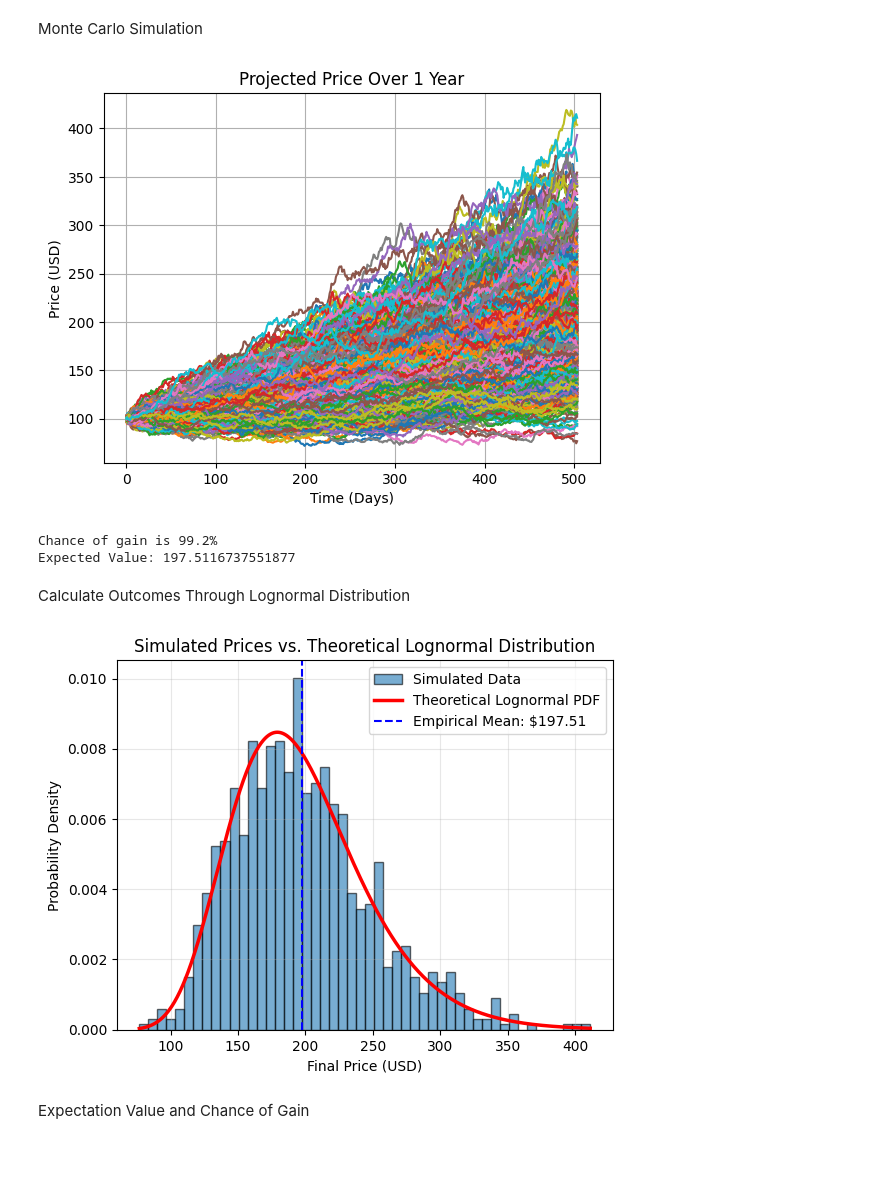
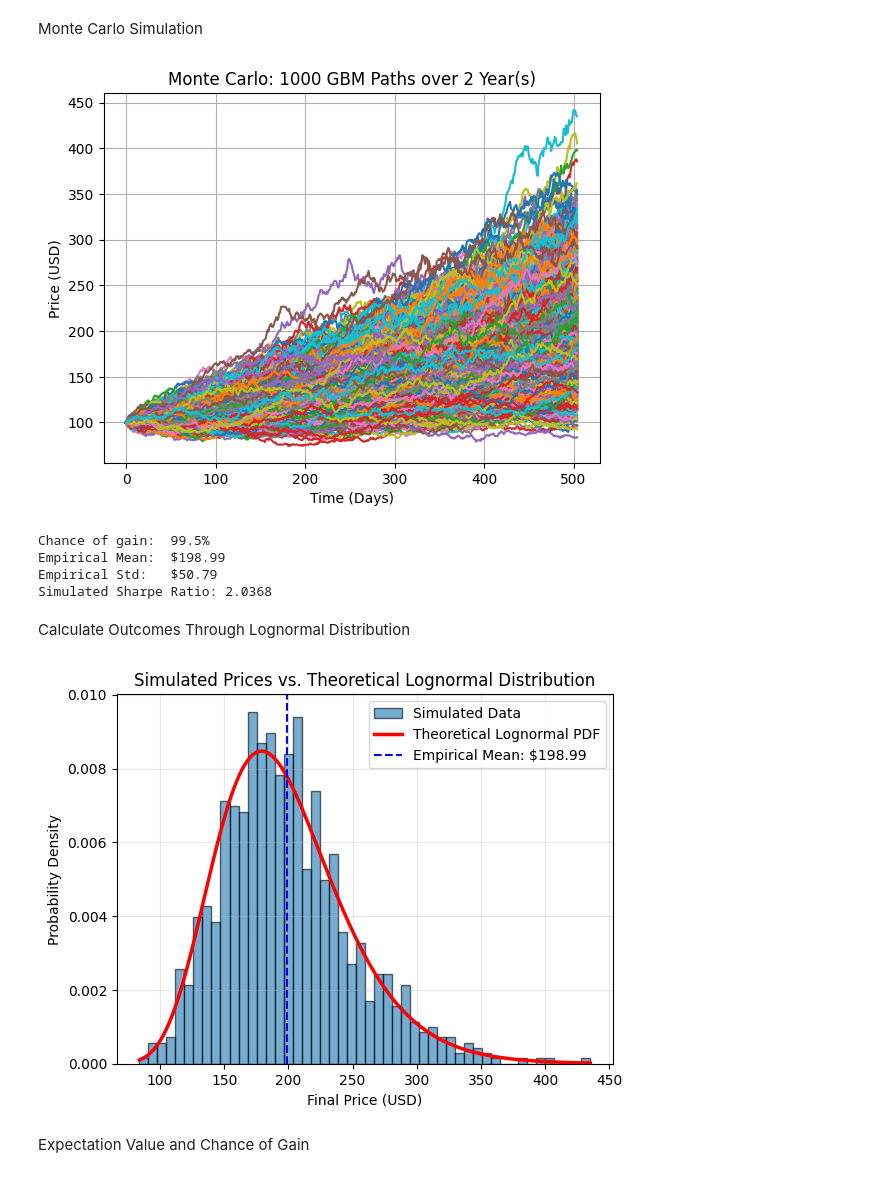
Before and after one commit to morik04/entropy-and-equity, a Jupyter notebook: src/monte_carlo_simulation.ipynb, the cells around one changed output. Drawn from its saved outputs; the diff is of its cells as text; code cells hidden in the pictures.

Commit message:
fix csv issue, and graphs

```diff
--- a/src/monte_carlo_simulation.ipynb
+++ b/src/monte_carlo_simulation.ipynb
@@ -5,38 +5,38 @@ from scipy.stats import norm, lognorm
 import numpy as np
 import matplotlib.pyplot as plt
 # %%
-T = 2       # num years
+T = 2      # num years
 shots = 1000
 time = int(252 * T)
 dt = 1 / 252  # 1 trading day
 s0 = 100
 mu = 0.34     # expected annual return
 sigma = 0.18  # annual volatility
 
 final_prices = []
 
 for shot in range(shots):
     # Exact GBM discretisation (log-normal step) avoids Euler-Maruyama bias
     s = s0
     days = [0]
     price = [s0]
 
     for i in range(time):
         z = np.random.normal(0, 1)
         s = s * np.exp((mu - 0.5 * sigma**2) * dt + sigma * np.sqrt(dt) * z)
         days.append(i + 1)
         price.append(s)
 
     final_prices.append(s)
-    plt.plot(days, price, linewidth=0.5, alpha=0.4)
+    plt.plot(days, price)
 
 plt.xlabel("Time (Days)")
 plt.ylabel("Price (USD)")
 plt.title(f"Monte Carlo: {shots} GBM Paths over {T} Year(s)")
 plt.grid(True)
 plt.show()
 # %% [output]
-[figure, old version]
+[figure, new version]
 # %%
 # Empirical statistics from simulation
 gain_count = sum(1 for p in final_prices if p > s0)
@@ -54,8 +54,10 @@ annualised_returns = (1 + returns) ** (1 / T) - 1
 sharpe_ratio = (np.mean(annualised_returns) - risk_free_rate) / np.std(annualised_returns)
 print(f"Simulated Sharpe Ratio: {sharpe_ratio:.4f}")
 # %% [output]
-Chance of gain is 99.2%
-Expected Value: 197.5116737551877
+Chance of gain:  99.5%
+Empirical Mean:  $198.99
+Empirical Std:   $50.79
+Simulated Sharpe Ratio: 2.0368
 # %% [markdown]
 Calculate Outcomes Through Lognormal Distribution
 # %%
@@ -85,7 +87,7 @@ plt.grid(alpha=0.3)
 
 plt.show()
 # %% [output]
-[figure, old version]
+[figure, new version]
 # %% [markdown]
 Expectation Value and Chance of Gain
 # %%
```
Also changed, not shown: 2 other files.
